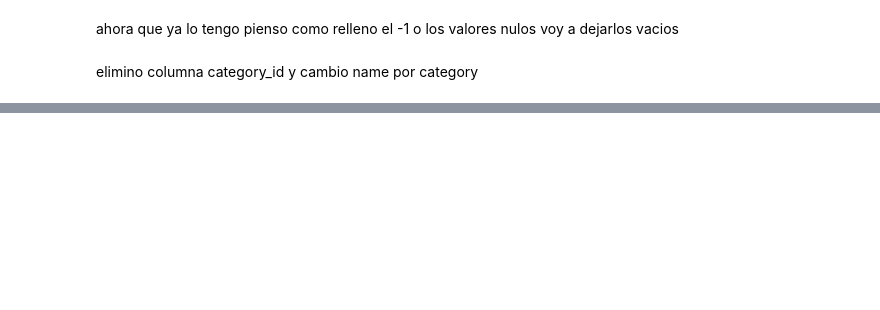
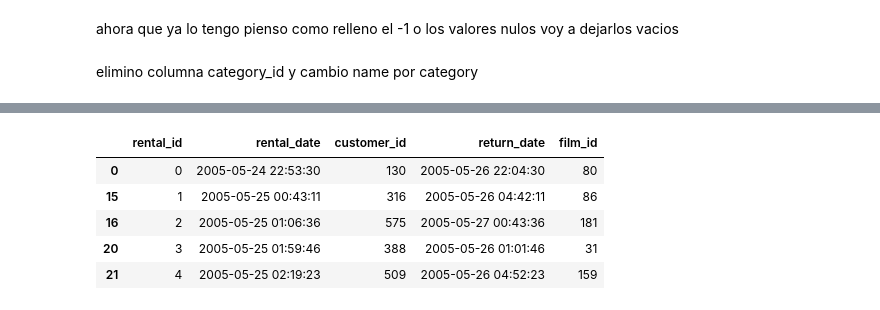
Before and after one commit to carolinariveraa/SQL-Database, a Jupyter notebook: notebook/main.ipynb, the cells around one changed output, grey strips where cells are left out. Saved outputs shown, nothing was run; the diff lists cells and outputs as text; code cells hidden in the pictures; blank space fills up the shorter version.

```diff
--- a/notebook/main.ipynb
+++ b/notebook/main.ipynb
@@ -217,6 +217,8 @@ rental.head()
 | 16 | 17 | 2005-05-25 01:06:36 | 830 | 575 | 2005-05-27 00:43:36 | 2006-02-15 21:30:53 | 181.0 |
 | 20 | 21 | 2005-05-25 01:59:46 | 146 | 388 | 2005-05-26 01:01:46 | 2006-02-15 21:30:53 | 31.0 |
 | 21 | 22 | 2005-05-25 02:19:23 | 727 | 509 | 2005-05-26 04:52:23 | 2006-02-15 21:30:53 | 159.0 |
+# %%
+rental['rental_id'] = range(len(rental))
 # %%
 #ahora que ya tengo a que pelicula pertenece cada rental no necesito el inventory_id
 rental = rental.drop('inventory_id', axis=1)
@@ -418,0 +470,11 @@ elimino columna category_id y cambio name por category
+# %%
+rental=rental.drop('last_update', axis=1)
+rental['film_id'] = rental['film_id'].astype(int)
+rental.head()
+# %% [output]
+|  | rental_id | rental_date | customer_id | return_date | film_id |
+| 0 | 0 | 2005-05-24 22:53:30 | 130 | 2005-05-26 22:04:30 | 80 |
+| 15 | 1 | 2005-05-25 00:43:11 | 316 | 2005-05-26 04:42:11 | 86 |
+| 16 | 2 | 2005-05-25 01:06:36 | 575 | 2005-05-27 00:43:36 | 181 |
+| 20 | 3 | 2005-05-25 01:59:46 | 388 | 2005-05-26 01:01:46 | 31 |
+| 21 | 4 | 2005-05-25 02:19:23 | 509 | 2005-05-26 04:52:23 | 159 |
```
Also changed, not shown: parts of 7 cells of this notebook, 1 other file.
